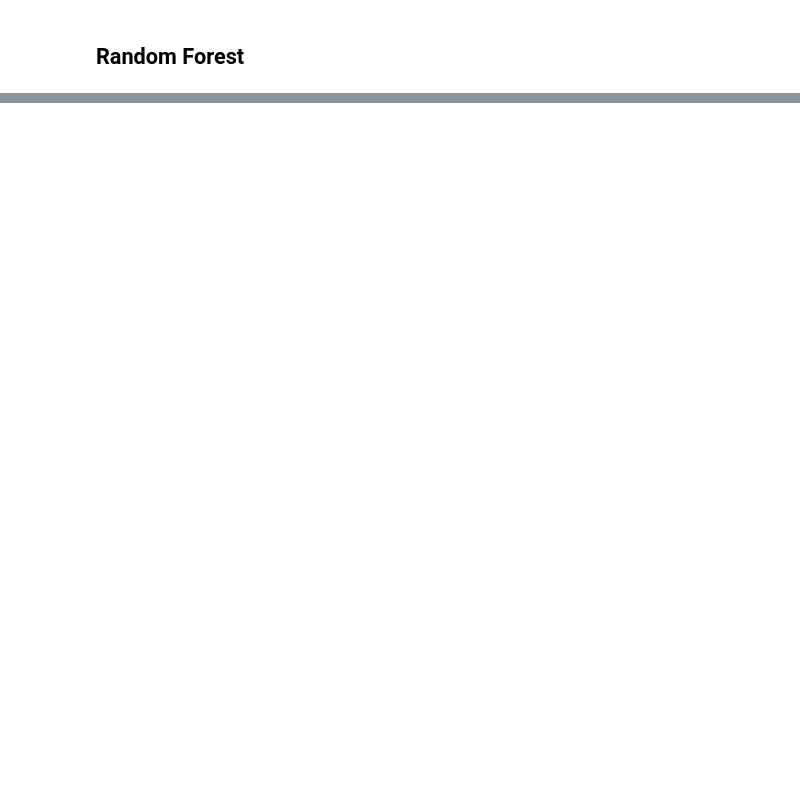
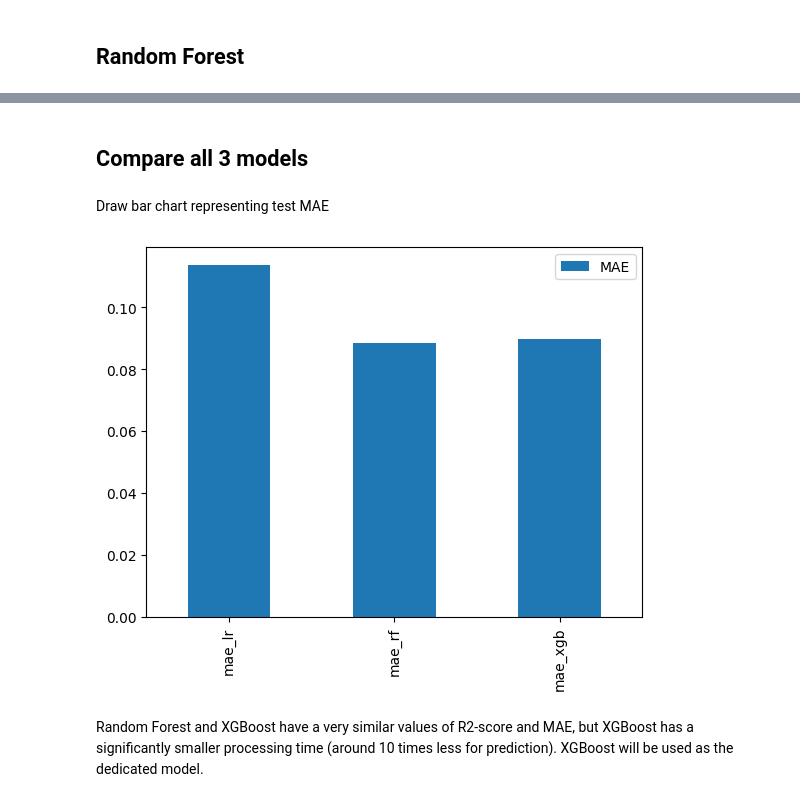
Before and after one commit to turekmagdalena/DataScienceProjects, a Jupyter notebook: Apartment_Prices_in_Poland/notebooks/2_model_training_and_evaluation.ipynb, the cells around one changed output, grey strips where cells are left out. Cells and saved outputs as stored; diff of their text form; code cells hidden in the pictures; blank space fills up the shorter version.

```diff
--- a/Apartment_Prices_in_Poland/notebooks/2_model_training_and_evaluation.ipynb
+++ b/Apartment_Prices_in_Poland/notebooks/2_model_training_and_evaluation.ipynb
@@ -111,0 +177,2 @@ Placeholder
+# %%
+mae_dict['mae_rf'] = test_mae
@@ -111,0 +200,27 @@ Placeholder
+# %%
+# Initialize and configure the XGBoost Regressor
+xgb_model = XGBRegressor(
+    n_estimators=200,
+    learning_rate=0.1,
+    max_depth=6,
+    random_state=42
+)
+
+# Train the model
+start = time.time()
+xgb_model.fit(X_train, y_train)
+end = time.time()
+print(f"Training time: {end - start:.4f}s")
+
+# Predict on the test set
+start = time.time()
+y_pred = xgb_model.predict(X_test)
+end = time.time()
+print(f"Prediction time: {end - start:.4f}s")
+
+# Evaluate the model
+r2 = r2_score(y_test, y_pred)
+mae = mean_absolute_error(y_test, y_pred)
+
+print(f"R² Score: {r2:.4f}")
+print(f"Mean Absolute Error (MAE): {mae:.4f}")
@@ -111,0 +249,12 @@ Placeholder
+# %%
+mae_dict['mae_xgb'] = mae
+# %% [markdown]
+## Compare all 3 models
+# %% [markdown]
+Draw bar chart representing test MAE
+# %%
+pd.DataFrame(mae_dict, index=['MAE']).T.plot(kind='bar');
+# %% [output]
+[figure, added]
+# %% [markdown]
+Random Forest and XGBoost have a very similar values of R2-score and MAE, but XGBoost has a significantly smaller processing time (around 10 times less for prediction). XGBoost will be used as the dedicated model.
```
Also changed, not shown: parts of 39 cells of this notebook, 2 other files.
